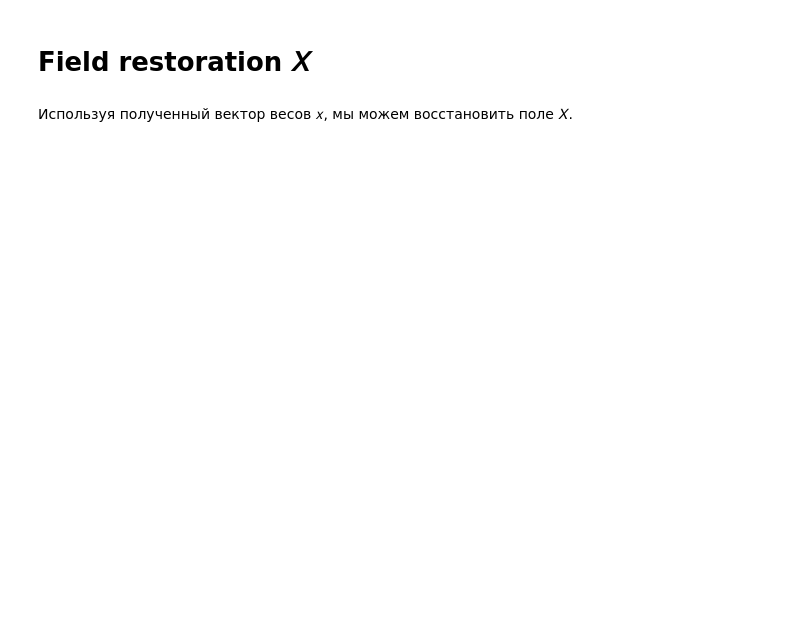
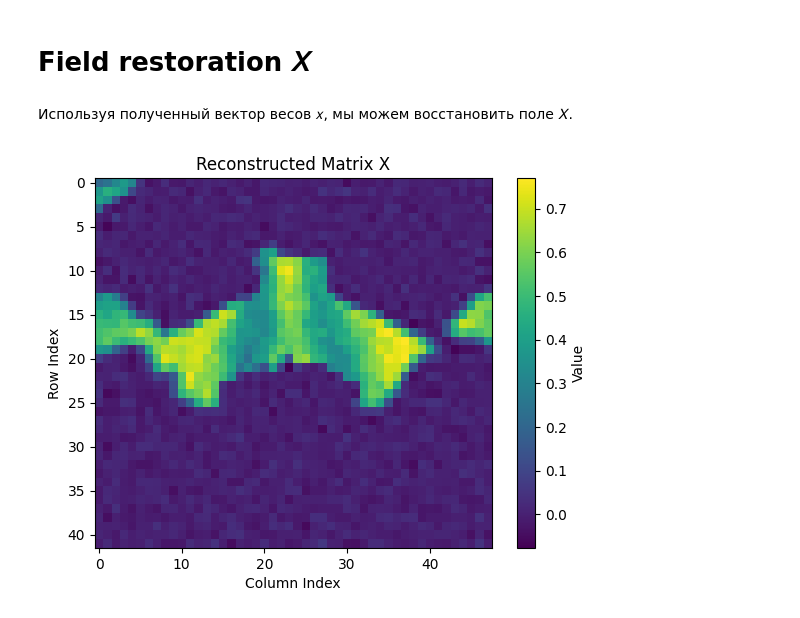
Before and after one commit to denis-samatov/tensor-based_modal_decomposition_method, a Jupyter notebook: algorithm/pipline.ipynb, the cells around one changed output. Saved outputs shown, nothing was run; the diff lists cells and outputs as text; code cells hidden in the pictures; blank space fills up the shorter version.

```diff
--- a/algorithm/pipline.ipynb
+++ b/algorithm/pipline.ipynb
@@ -272,8 +683,7 @@ def tensor_based_compressive_sensing(
 
     Parameters:
     - A: Input tensor of shape (I x J x W) (numpy array or Tensorly tensor)
-    - P: Permutation matrix or sensor selection matrix (should be compatible for mode-0 multiplication with A)
-         (numpy array or Tensorly tensor)
+    - P: Permutation matrix or sensor selection matrix (numpy array or Tensorly tensor)
     - Y: Observed data tensor (after sensor placement) (numpy array or Tensorly tensor)
     - max_iter: Maximum number of iterations (int)
     - epsilon: Small positive scalar for shrinkage thresholding (float)
@@ -290,8 +700,11 @@ def tensor_based_compressive_sensing(
     P = tl.tensor(P, dtype=tl.float32)
     Y = tl.tensor(Y, dtype=tl.float32)
 
+    # Preprocess A: A = P x0 A
+    A = mode_dot(P, A, mode=0)  # A now has shape (I, J, W)
+
     # Get dimensions
-    I, J, W = A.shape
+    N, J, W = A.shape
 
     # Initialize variables
     x_n = tl.zeros((W, 1), dtype=tl.float32)
@@ -299,25 +712,17 @@ def tensor_based_compressive_sensing(
     p_n = tl.zeros((W, 1), dtype=tl.float32)
     delta_n = delta_0
 
-    # Preprocess A: A = P x1 A (since P is (N x I), we use mode-0 multiplication)
-    A = mode_dot(A, P, mode=0)  # A now has shape (N, J, W)
-
     # Unfold A along mode-2 (mode-3 in MATLAB notation)
-    A_unfold = tl.unfold(A, mode=2)  # Shape: (W, N * J)
+    A_unfold = tl.unfold(A, mode=2)  # Shape: (W, N*J)
 
     # Compute A_T_A and A_Y
     A_T_A = A_unfold @ A_unfold.T  # Shape: (W, W)
-
-    # Reshape Y to match the dimensions
-    Y_vector = Y.reshape(-1, 1)  # Shape: (N * J, 1)
-
-    # Compute A_Y
+    Y_vector = Y.reshape(-1, 1)  # Shape: (N*J, 1)
     A_Y = A_unfold @ Y_vector  # Shape: (W, 1)
 
     # Start iterations
     for n in range(1, max_iter + 1):
         # Update x_n
-        # Solve: (A_T_A + delta_n * I) * x_n = A_Y + delta_n * (d_n - p_n)
         left_matrix = A_T_A + delta_n * np.eye(W)
         right_vector = A_Y + delta_n * (d_n - p_n)
         x_n = np.linalg.solve(left_matrix, right_vector)
@@ -339,16 +744,12 @@ def tensor_based_compressive_sensing(
     return x_hat
 # %%
 # Гиперпараметры для компрессивного измерения
-max_iter = 100
-epsilon_cs = 1e-5  # Используем другое имя для epsilon, чтобы не путать с предыдущим
-lambda_ = 0.1
+max_iter = 1000
+epsilon_cs = 1e-2  # Используем другое имя для epsilon, чтобы не путать с предыдущим
+lambda_ = 0.95
 delta_0 = 0.01
-delta_max = 1.0
-
-A_cs = tl.tensor(A_tensor, dtype=tl.float32)
-Y_cs = tl.tensor(Y, dtype=tl.float32)
-P_cs = tl.tensor(P, dtype=tl.float32)
+delta_max = 0.01
 
 x_hat = tensor_based_compressive_sensing(
-    A_cs, P_cs, Y_cs, max_iter, epsilon_cs, lambda_, delta_0, delta_max
+    A_tensor, P, Y, max_iter, epsilon_cs, lambda_, delta_0, delta_max
 )
@@ -362,3 +765,13 @@ x_hat = tensor_based_compressive_sensing(
 X_reconstructed = tl.tenalg.mode_dot(A_tensor, x_hat.squeeze(), mode=2)  # Применяем x_hat по третьему измерению
 
 # X_reconstructed будет тензором размерности (I, J)
+# %%
+# Plot the reconstructed matrix
+plt.imshow(X_reconstructed, cmap='viridis', aspect='auto')
+plt.colorbar(label='Value')
+plt.xlabel('Column Index')
+plt.ylabel('Row Index')
+plt.title('Reconstructed Matrix X')
+plt.show()
+# %% [output]
+[figure, added]
```
Also changed, not shown: parts of 33 cells of this notebook, 6 other files.
